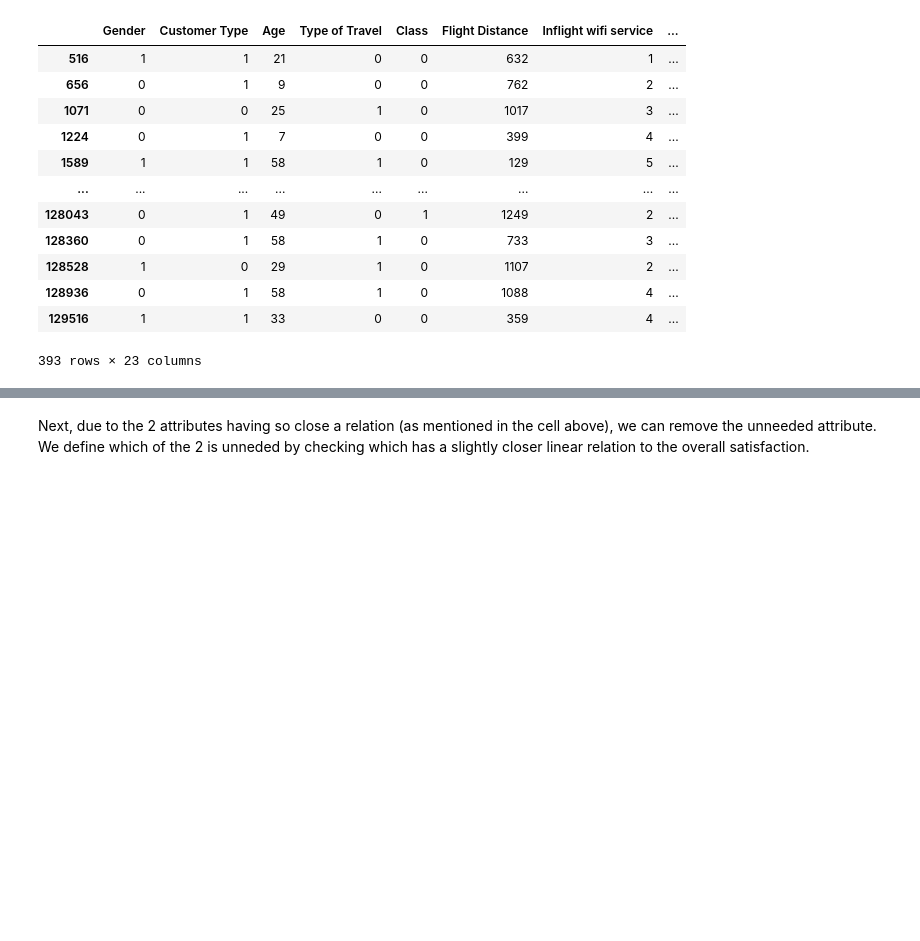
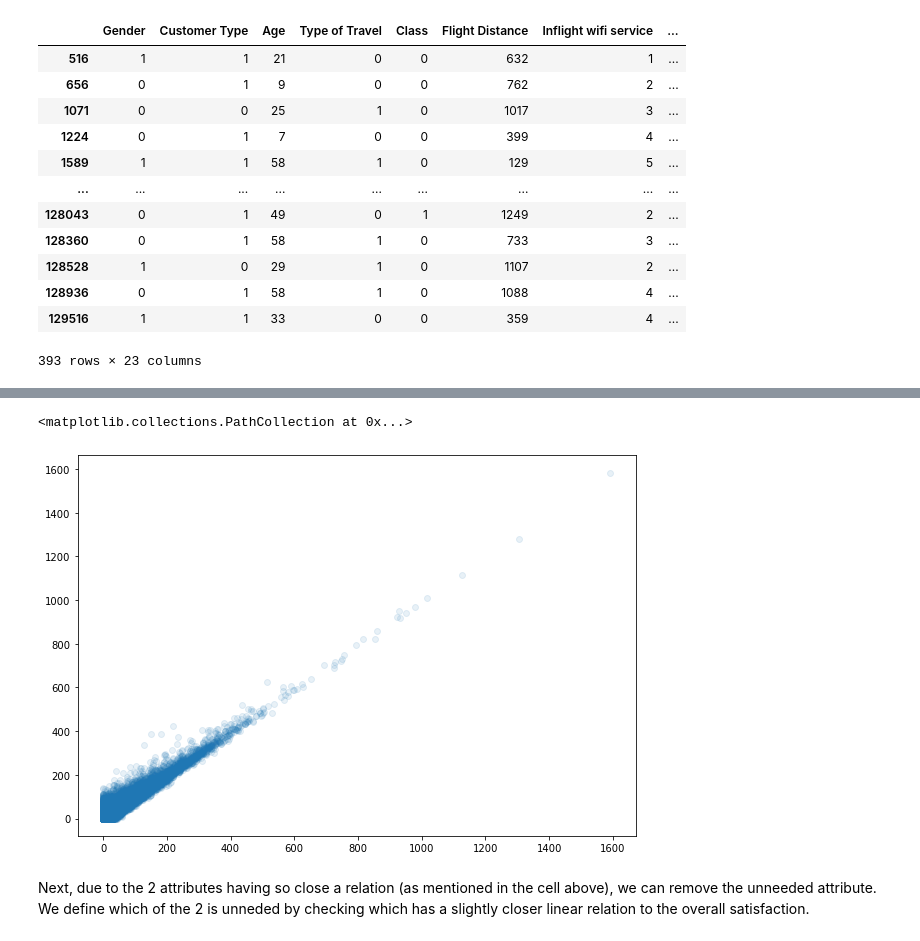
Before and after one commit to appeldaniel1998/Intro-to-Data-Sciences-Final-Project, a Jupyter notebook: Airline Satisfaction - Classification.ipynb, the cells around one changed output, grey strips where cells are left out. Drawn from its saved outputs; the diff is of its cells as text; code cells hidden in the pictures; blank space fills up the shorter version.

```diff
--- a/Airline Satisfaction - Classification.ipynb
+++ b/Airline Satisfaction - Classification.ipynb
@@ -207,3 +196,9 @@ We can see from the correlation function above that the attributes "Arrival Dela
+# %%
+fig = plt.figure(figsize = (10,7))
+plt.scatter(fulldf['Departure Delay in Minutes'], fulldf['Arrival Delay in Minutes'], alpha = 0.1)
+# %% [output]
+<matplotlib.collections.PathCollection at 0x...>
+[figure, added]
 # %%
 fulldf['Arrival Delay in Minutes'].fillna(fulldf['Departure Delay in Minutes'], inplace = True)
 # %% [markdown]
```
Also changed, not shown: parts of 37 cells of this notebook, 1 other file.
